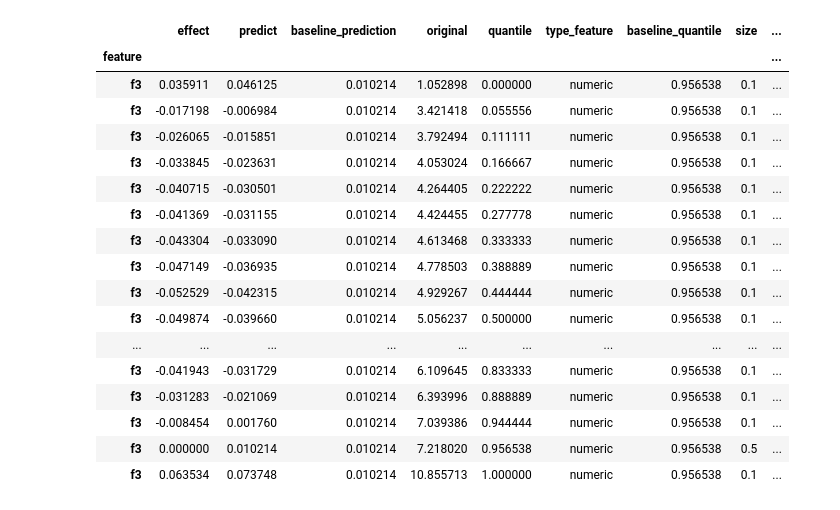
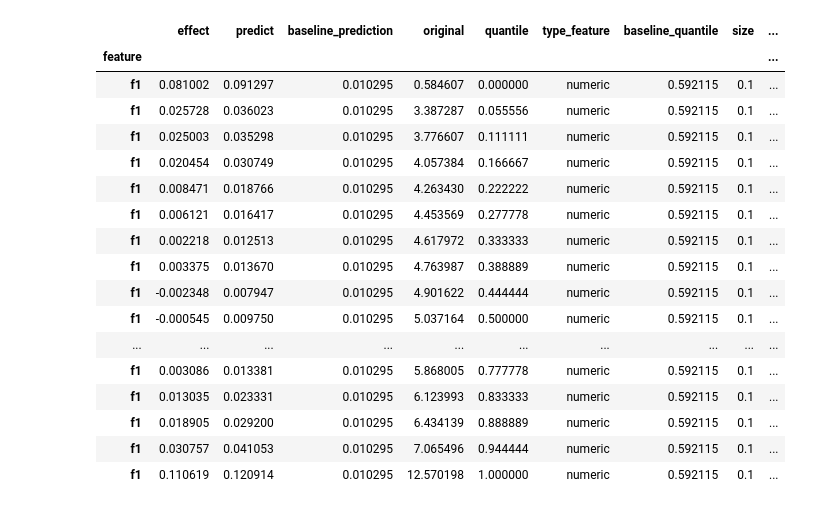
Before and after one commit to dandolodavid/ACME, a Jupyter notebook: notebook/ACME - anomlay detection.ipynb, the cells around one changed output. Saved outputs shown, nothing was run; the diff lists cells and outputs as text; code cells hidden in the pictures.

Commit message:
acme second version complete

```diff
--- a/notebook/ACME - anomlay detection.ipynb
+++ b/notebook/ACME - anomlay detection.ipynb
@@ -98,22 +133,22 @@ acme_local.feature_importance()
 # %%
-acme_local.feature_exploration('f3',local=True)
+acme_local.feature_exploration('f1',local=True)
 # %% [output]
 |  | effect | predict | baseline_prediction | original | quantile | type_feature | baseline_quantile | size | ... |
 | feature |  |  |  |  |  |  |  |  | ... |
-| f3 | 0.035911 | 0.046125 | 0.010214 | 1.052898 | 0.000000 | numeric | 0.956538 | 0.1 | ... |
-| f3 | -0.017198 | -0.006984 | 0.010214 | 3.421418 | 0.055556 | numeric | 0.956538 | 0.1 | ... |
-| f3 | -0.026065 | -0.015851 | 0.010214 | 3.792494 | 0.111111 | numeric | 0.956538 | 0.1 | ... |
-| f3 | -0.033845 | -0.023631 | 0.010214 | 4.053024 | 0.166667 | numeric | 0.956538 | 0.1 | ... |
-| f3 | -0.040715 | -0.030501 | 0.010214 | 4.264405 | 0.222222 | numeric | 0.956538 | 0.1 | ... |
-| f3 | -0.041369 | -0.031155 | 0.010214 | 4.424455 | 0.277778 | numeric | 0.956538 | 0.1 | ... |
-| f3 | -0.043304 | -0.033090 | 0.010214 | 4.613468 | 0.333333 | numeric | 0.956538 | 0.1 | ... |
-| f3 | -0.047149 | -0.036935 | 0.010214 | 4.778503 | 0.388889 | numeric | 0.956538 | 0.1 | ... |
-| f3 | -0.052529 | -0.042315 | 0.010214 | 4.929267 | 0.444444 | numeric | 0.956538 | 0.1 | ... |
-| f3 | -0.049874 | -0.039660 | 0.010214 | 5.056237 | 0.500000 | numeric | 0.956538 | 0.1 | ... |
+| f1 | 0.081002 | 0.091297 | 0.010295 | 0.584607 | 0.000000 | numeric | 0.592115 | 0.1 | ... |
+| f1 | 0.025728 | 0.036023 | 0.010295 | 3.387287 | 0.055556 | numeric | 0.592115 | 0.1 | ... |
+| f1 | 0.025003 | 0.035298 | 0.010295 | 3.776607 | 0.111111 | numeric | 0.592115 | 0.1 | ... |
+| f1 | 0.020454 | 0.030749 | 0.010295 | 4.057384 | 0.166667 | numeric | 0.592115 | 0.1 | ... |
+| f1 | 0.008471 | 0.018766 | 0.010295 | 4.263430 | 0.222222 | numeric | 0.592115 | 0.1 | ... |
+| f1 | 0.006121 | 0.016417 | 0.010295 | 4.453569 | 0.277778 | numeric | 0.592115 | 0.1 | ... |
+| f1 | 0.002218 | 0.012513 | 0.010295 | 4.617972 | 0.333333 | numeric | 0.592115 | 0.1 | ... |
+| f1 | 0.003375 | 0.013670 | 0.010295 | 4.763987 | 0.388889 | numeric | 0.592115 | 0.1 | ... |
+| f1 | -0.002348 | 0.007947 | 0.010295 | 4.901622 | 0.444444 | numeric | 0.592115 | 0.1 | ... |
+| f1 | -0.000545 | 0.009750 | 0.010295 | 5.037164 | 0.500000 | numeric | 0.592115 | 0.1 | ... |
 | ... | ... | ... | ... | ... | ... | ... | ... | ... | ... |
-| f3 | -0.041943 | -0.031729 | 0.010214 | 6.109645 | 0.833333 | numeric | 0.956538 | 0.1 | ... |
-| f3 | -0.031283 | -0.021069 | 0.010214 | 6.393996 | 0.888889 | numeric | 0.956538 | 0.1 | ... |
-| f3 | -0.008454 | 0.001760 | 0.010214 | 7.039386 | 0.944444 | numeric | 0.956538 | 0.1 | ... |
-| f3 | 0.000000 | 0.010214 | 0.010214 | 7.218020 | 0.956538 | numeric | 0.956538 | 0.5 | ... |
-| f3 | 0.063534 | 0.073748 | 0.010214 | 10.855713 | 1.000000 | numeric | 0.956538 | 0.1 | ... |
+| f1 | 0.003086 | 0.013381 | 0.010295 | 5.868005 | 0.777778 | numeric | 0.592115 | 0.1 | ... |
+| f1 | 0.013035 | 0.023331 | 0.010295 | 6.123993 | 0.833333 | numeric | 0.592115 | 0.1 | ... |
+| f1 | 0.018905 | 0.029200 | 0.010295 | 6.434139 | 0.888889 | numeric | 0.592115 | 0.1 | ... |
+| f1 | 0.030757 | 0.041053 | 0.010295 | 7.065496 | 0.944444 | numeric | 0.592115 | 0.1 | ... |
+| f1 | 0.110619 | 0.120914 | 0.010295 | 12.570198 | 1.000000 | numeric | 0.592115 | 0.1 | ... |
 # %%
```
Also changed, not shown: parts of 10 cells of this notebook, 6 other files.
